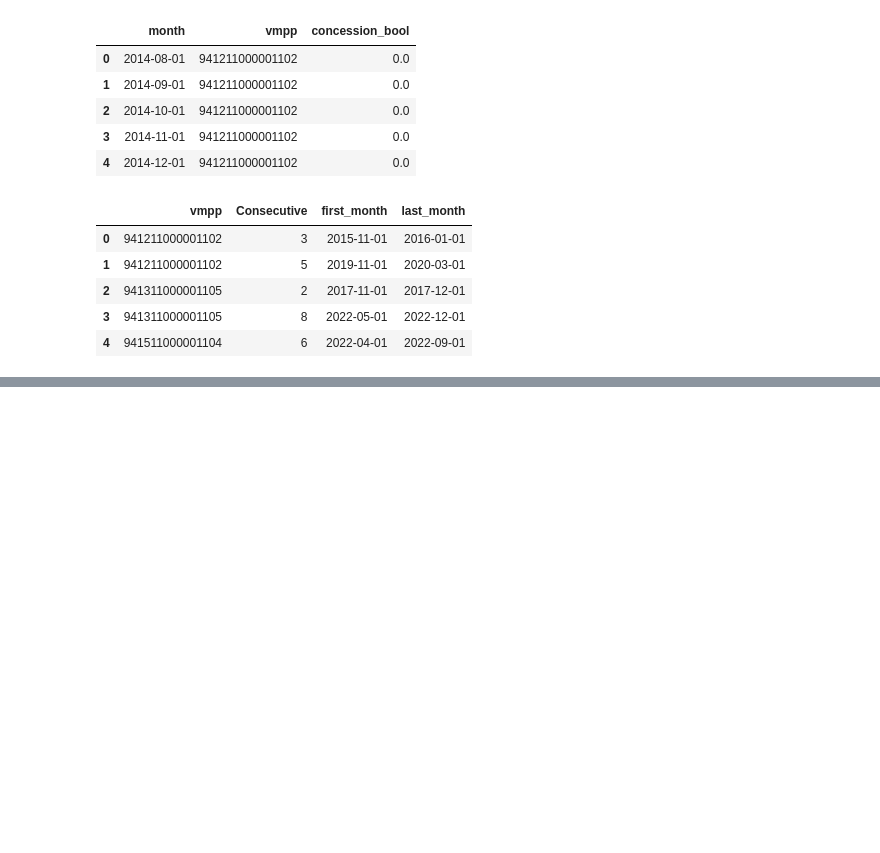
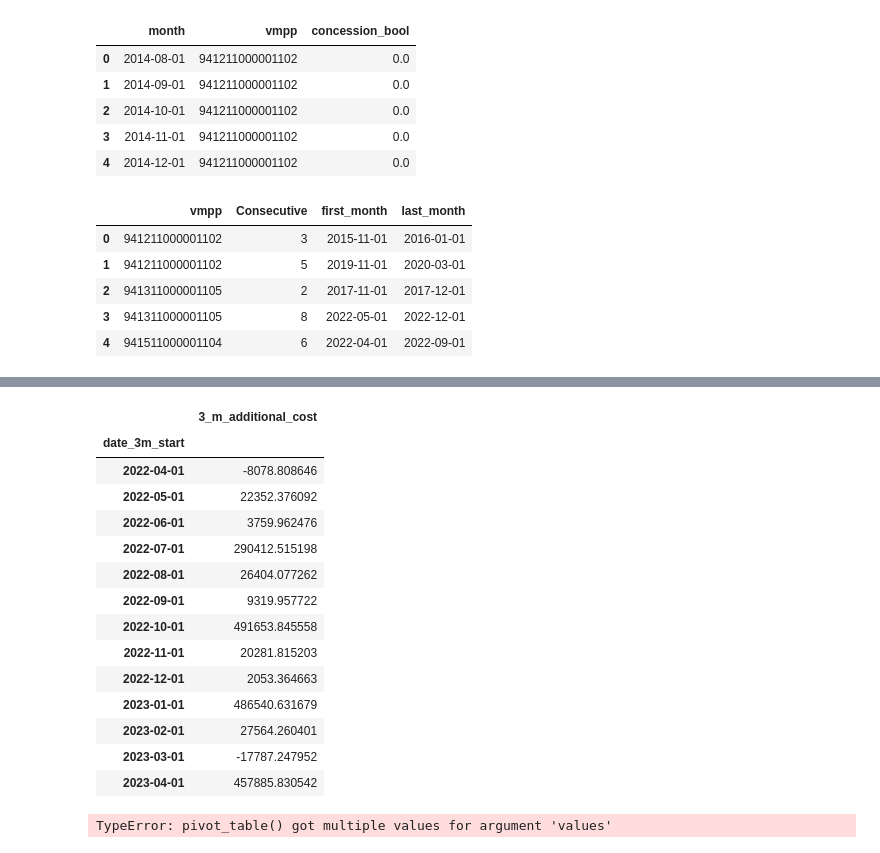
Before and after one commit to ebmdatalab/price-concessions-accuracy-notebook, a Jupyter notebook: notebooks/Post price concession changes.ipynb, the cells around one changed output, grey strips where cells are left out. Saved outputs shown, nothing was run; the diff lists cells and outputs as text; code cells hidden in the pictures; blank space fills up the shorter version.

```diff
--- a/notebooks/Post price concession changes.ipynb
+++ b/notebooks/Post price concession changes.ipynb
@@ -167,0 +180,22 @@ rx_df_merge.head()
+# %%
+rx_sum_df.head(200)
+# %% [output]
+|  | 3_m_additional_cost |
+| date_3m_start |  |
+| 2022-04-01 | -8078.808646 |
+| 2022-05-01 | 22352.376092 |
+| 2022-06-01 | 3759.962476 |
+| 2022-07-01 | 290412.515198 |
+| 2022-08-01 | 26404.077262 |
+| 2022-09-01 | 9319.957722 |
+| 2022-10-01 | 491653.845558 |
+| 2022-11-01 | 20281.815203 |
+| 2022-12-01 | 2053.364663 |
+| 2023-01-01 | 486540.631679 |
+| 2023-02-01 | 27564.260401 |
+| 2023-03-01 | -17787.247952 |
+| 2023-04-01 | 457885.830542 |
+# %%
+table = rx_df_merge.pivot_table(rx_df_merge, values=['3_m_additional_cost'], index=['date_3m_start'], columns=['nm'], fill_value=0, aggfunc=np.sum, dropna=True)
+# %% [output]
+TypeError: pivot_table() got multiple values for argument 'values'
```
Also changed, not shown: parts of 8 cells of this notebook, 8 other files.
